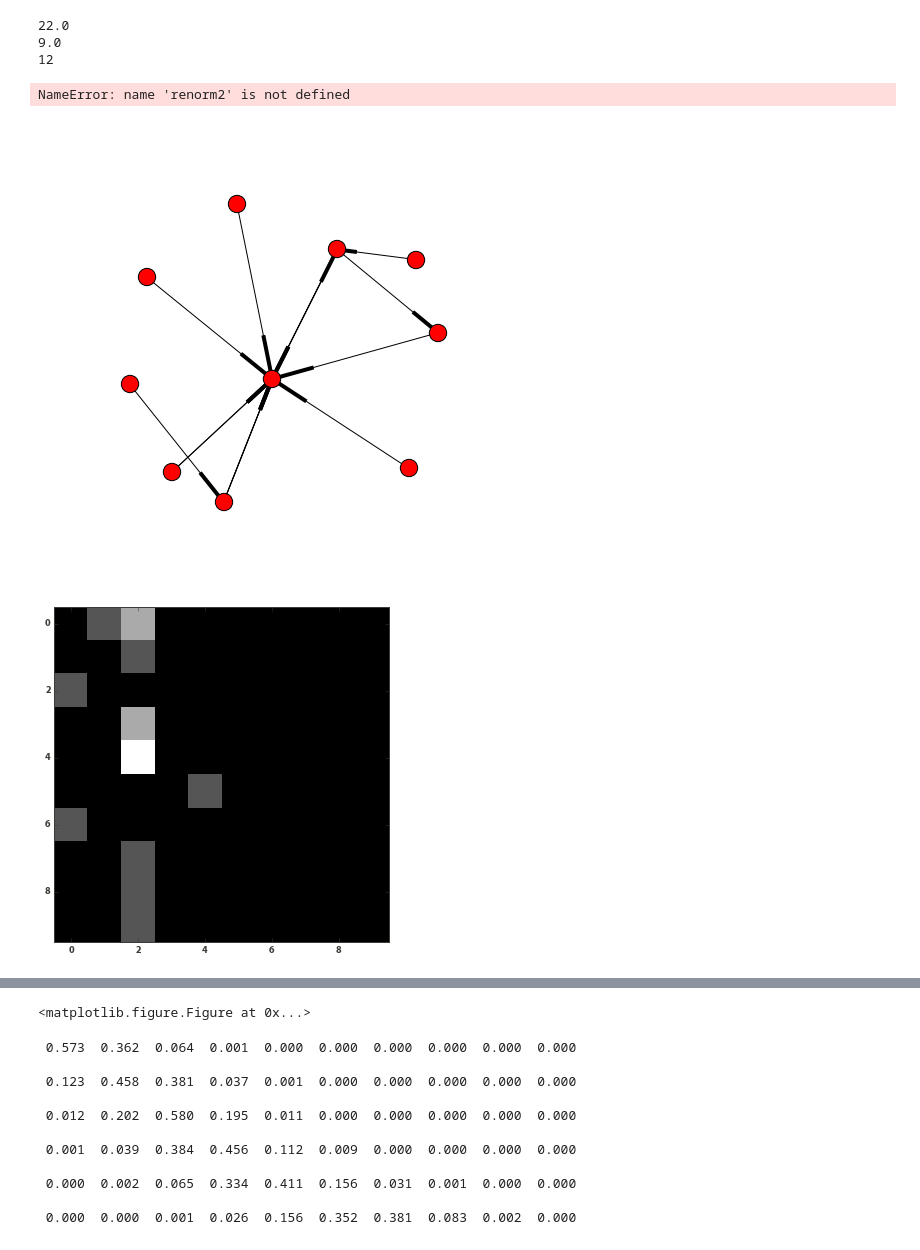
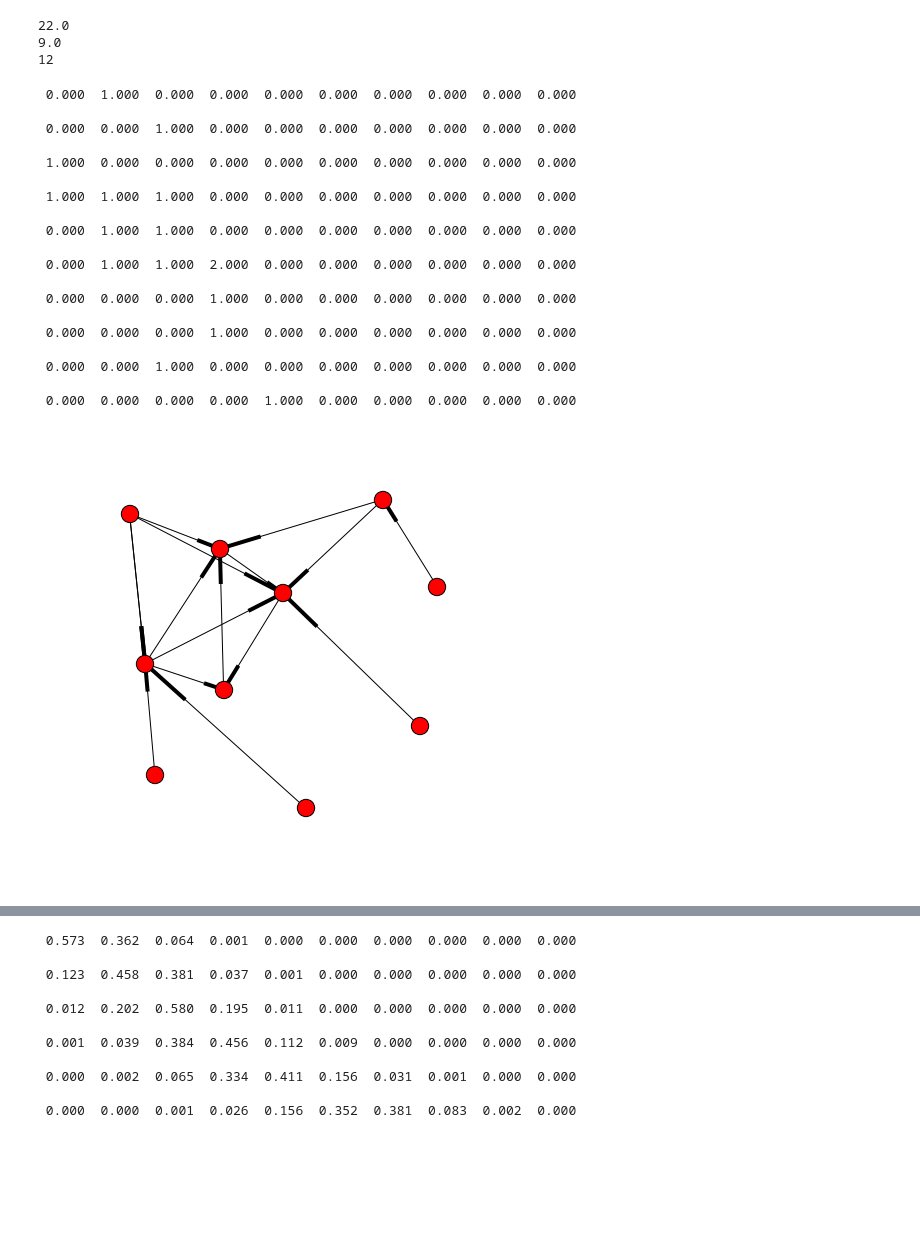
Before and after one commit to williamgilpin/netsim, a Jupyter notebook: simple_models.ipynb, the cells around one changed output, grey strips where cells are left out. Drawn from its saved outputs; the diff is of its cells as text; code cells hidden in the pictures; blank space fills up the shorter version.

```diff
--- a/simple_models.ipynb
+++ b/simple_models.ipynb
@@ -347,29 +370,47 @@ print (Z*(Z-1)**(k-1))
 # %%
 import networkx as nx
 
 G=nx.scale_free_graph(10)
 pos=nx.spring_layout(G)
 nx.draw(G,pos)
 adj = nx.adjacency_matrix(G)
 adj = adj.toarray()
 # adj = adj/tile(sum(adj,axis=1),adj.shape[0])
 
-figure()
-imshow(adj)
 
 
-figure()
-imshow(tmat)
-figure()
-nx.draw(mat2DiGraph(tmat))
+matprint(adj)
 
 
-figure()
-qq = renorm2(renorm1(tmat,its=1),its=1)
-imshow(qq)
-figure()
-nx.draw(mat2DiGraph(qq))
+# figure()
+# imshow(tmat)
+# figure()
+# nx.draw(mat2DiGraph(tmat))
+
+
+# figure()
+# qq = renorm2(renorm1(tmat,its=1),its=1)
+# imshow(qq)
+# figure()
+# nx.draw(mat2DiGraph(qq))
 # %% [output]
-NameError: name 'renorm2' is not defined
+ 0.000  1.000  0.000  0.000  0.000  0.000  0.000  0.000  0.000  0.000
+
+ 0.000  0.000  1.000  0.000  0.000  0.000  0.000  0.000  0.000  0.000
+
+ 1.000  0.000  0.000  0.000  0.000  0.000  0.000  0.000  0.000  0.000
+
+ 1.000  1.000  1.000  0.000  0.000  0.000  0.000  0.000  0.000  0.000
+
+ 0.000  1.000  1.000  0.000  0.000  0.000  0.000  0.000  0.000  0.000
+
+ 0.000  1.000  1.000  2.000  0.000  0.000  0.000  0.000  0.000  0.000
+
+ 0.000  0.000  0.000  1.000  0.000  0.000  0.000  0.000  0.000  0.000
+
+ 0.000  0.000  0.000  1.000  0.000  0.000  0.000  0.000  0.000  0.000
+
+ 0.000  0.000  1.000  0.000  0.000  0.000  0.000  0.000  0.000  0.000
+
+ 0.000  0.000  0.000  0.000  1.000  0.000  0.000  0.000  0.000  0.000
-[figure, old version]
+[figure, new version]
-[figure, removed]
@@ -378,4 +417,3 @@ NameError: name 'renorm2' is not defined
-<matplotlib.figure.Figure at 0x...>
 # %%
 from lamben import *
 
```
Also changed, not shown: parts of 17 cells of this notebook, 2 other files.
